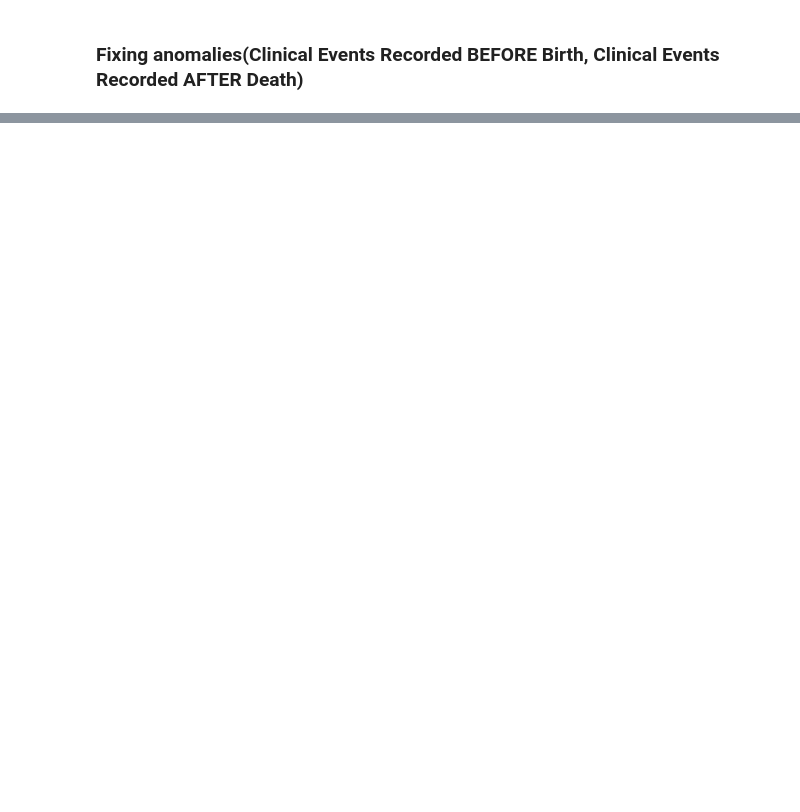
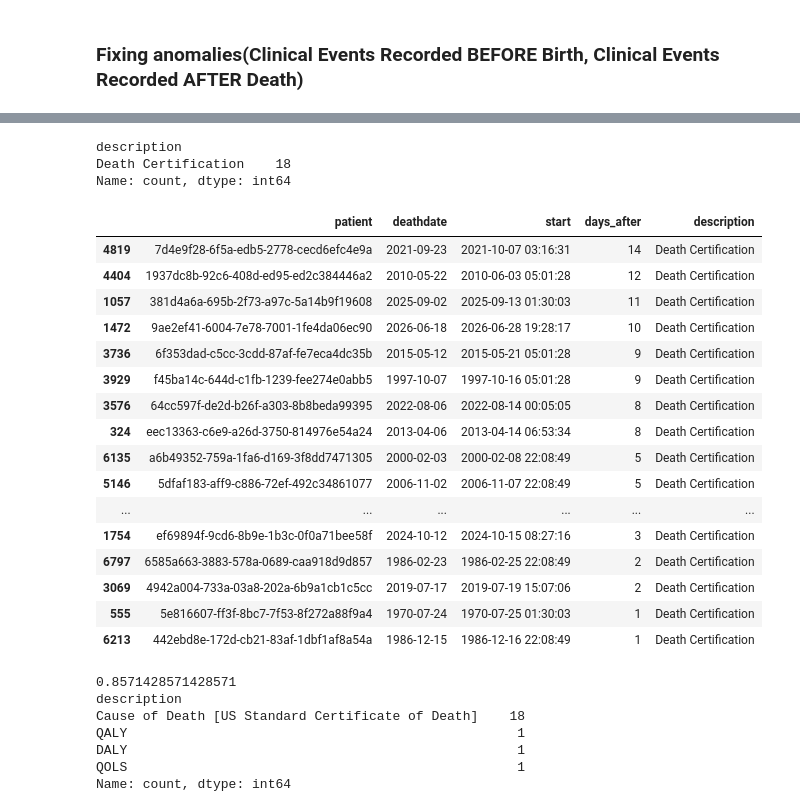
Before and after one commit to filfish2007-cav/Hospital_LLM, a Jupyter notebook: DataCleaning_EDA.ipynb, the cells around one changed output, grey strips where cells are left out. Cells and saved outputs as stored; diff of their text form; code cells hidden in the pictures; blank space fills up the shorter version.

```diff
--- a/DataCleaning_EDA.ipynb
+++ b/DataCleaning_EDA.ipynb
@@ -895,0 +854,22 @@ TypeError: DatetimeIndex.tz_localize() got an unexpected keyword argument 'error
+# %%
+tol = pd.Timedelta(days=1)
+
+def to_naive_utc(s):
+    return pd.to_datetime(s, utc=True, errors='coerce').dt.tz_localize(None)
+
+p = data['patients'][['id', 'birthdate', 'deathdate']].copy()
+p['birthdate'] = pd.to_datetime(p['birthdate']).dt.tz_localize(None)
+p['deathdate'] = pd.to_datetime(p['deathdate']).dt.tz_localize(None)
+
+enc = data['encounters'].copy()
+enc['start'] = to_naive_utc(enc['start'])
+enc = enc.merge(p, left_on='patient', right_on='id', suffixes=('', '_p'))
+
+obs = data['observations'].copy()
+obs['date'] = to_naive_utc(obs['date'])
+obs = obs.merge(p, left_on='patient', right_on='id', suffixes=('', '_p'))
+
+enc_before = enc[enc['start'] < enc['birthdate'] - tol]
+enc_after  = enc[enc['deathdate'].notna() & (enc['start'] > enc['deathdate'] + tol)]
+obs_before = obs[obs['date'] < obs['birthdate'] - tol]
+obs_after  = obs[obs['deathdate'].notna() & (obs['date'] > obs['deathdate'] + tol)]
@@ -895,0 +896,40 @@ TypeError: DatetimeIndex.tz_localize() got an unexpected keyword argument 'error
+# %%
+# What kinds of encounters are they?
+print(enc_after['description'].value_counts())
+
+# How far after death, and which patients?
+enc_after = enc_after.assign(days_after=(enc_after['start'] - enc_after['deathdate']).dt.days)
+display(enc_after[['patient', 'deathdate', 'start', 'days_after', 'description']]
+        .sort_values('days_after', ascending=False))
+
+# Are the observations tied to those same encounters?
+print(obs_after['encounter'].isin(enc_after['id']).mean())
+print(obs_after['description'].value_counts().head(10))
+# %% [output]
+description
+Death Certification    18
+Name: count, dtype: int64
+|  | patient | deathdate | start | days_after | description |
+| 4819 | 7d4e9f28-6f5a-edb5-2778-cecd6efc4e9a | 2021-09-23 | 2021-10-07 03:16:31 | 14 | Death Certification |
+| 4404 | 1937dc8b-92c6-408d-ed95-ed2c384446a2 | 2010-05-22 | 2010-06-03 05:01:28 | 12 | Death Certification |
+| 1057 | 381d4a6a-695b-2f73-a97c-5a14b9f19608 | 2025-09-02 | 2025-09-13 01:30:03 | 11 | Death Certification |
+| 1472 | 9ae2ef41-6004-7e78-7001-1fe4da06ec90 | 2026-06-18 | 2026-06-28 19:28:17 | 10 | Death Certification |
+| 3736 | 6f353dad-c5cc-3cdd-87af-fe7eca4dc35b | 2015-05-12 | 2015-05-21 05:01:28 | 9 | Death Certification |
+| 3929 | f45ba14c-644d-c1fb-1239-fee274e0abb5 | 1997-10-07 | 1997-10-16 05:01:28 | 9 | Death Certification |
+| 3576 | 64cc597f-de2d-b26f-a303-8b8beda99395 | 2022-08-06 | 2022-08-14 00:05:05 | 8 | Death Certification |
+| 324 | eec13363-c6e9-a26d-3750-814976e54a24 | 2013-04-06 | 2013-04-14 06:53:34 | 8 | Death Certification |
+| 6135 | a6b49352-759a-1fa6-d169-3f8dd7471305 | 2000-02-03 | 2000-02-08 22:08:49 | 5 | Death Certification |
+| 5146 | 5dfaf183-aff9-c886-72ef-492c34861077 | 2006-11-02 | 2006-11-07 22:08:49 | 5 | Death Certification |
+| ... | ... | ... | ... | ... | ... |
+| 1754 | ef69894f-9cd6-8b9e-1b3c-0f0a71bee58f | 2024-10-12 | 2024-10-15 08:27:16 | 3 | Death Certification |
+| 6797 | 6585a663-3883-578a-0689-caa918d9d857 | 1986-02-23 | 1986-02-25 22:08:49 | 2 | Death Certification |
+| 3069 | 4942a004-733a-03a8-202a-6b9a1cb1c5cc | 2019-07-17 | 2019-07-19 15:07:06 | 2 | Death Certification |
+| 555 | 5e816607-ff3f-8bc7-7f53-8f272a88f9a4 | 1970-07-24 | 1970-07-25 01:30:03 | 1 | Death Certification |
+| 6213 | 442ebd8e-172d-cb21-83af-1dbf1af8a54a | 1986-12-15 | 1986-12-16 22:08:49 | 1 | Death Certification |
+0.8571428571428571
+description
+Cause of Death [US Standard Certificate of Death]    18
+QALY                                                  1
+DALY                                                  1
+QOLS                                                  1
+Name: count, dtype: int64
```
Also changed, not shown: parts of 16 cells of this notebook.
